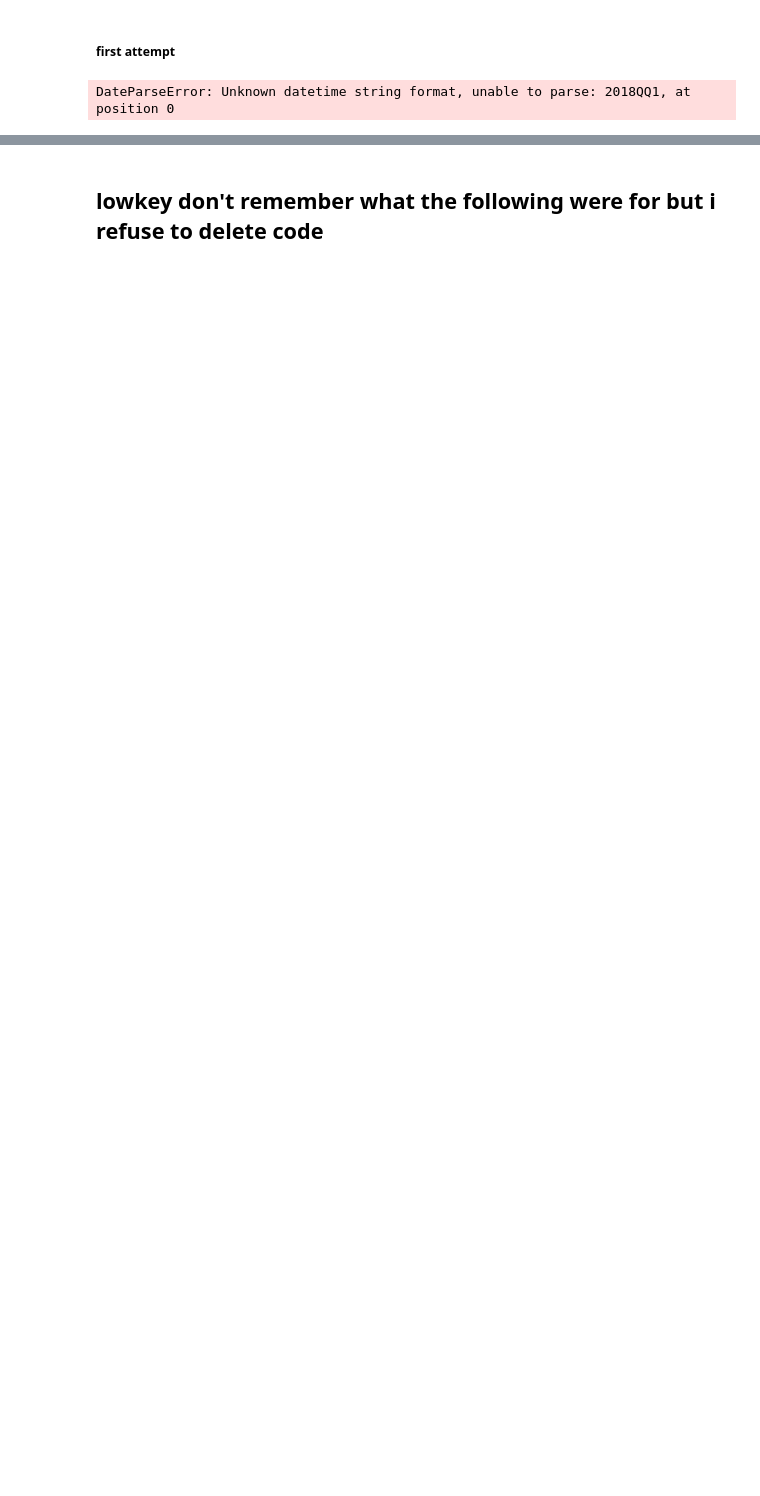
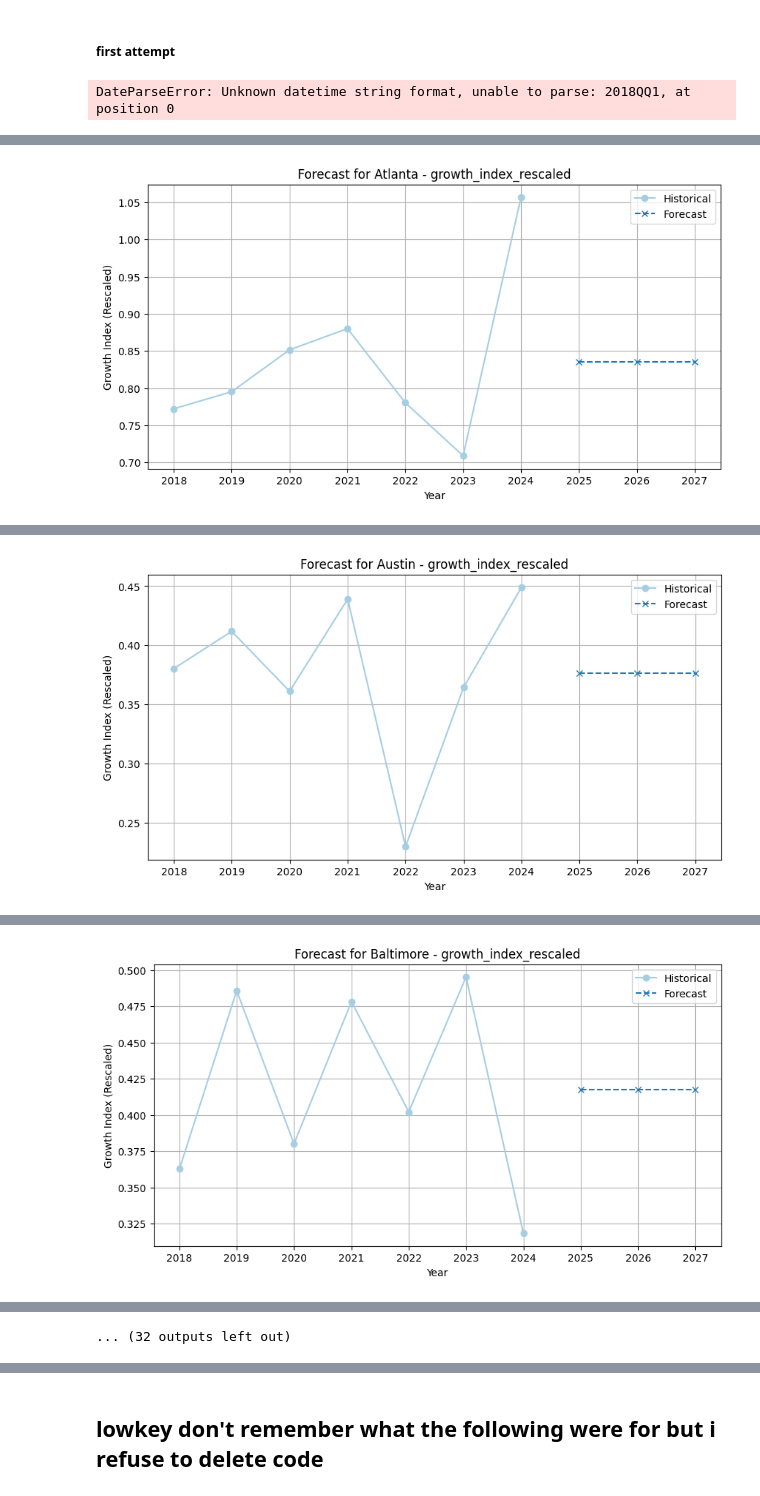
Before and after one commit to nks8566/DataFest-2025, a Jupyter notebook: secondary.ipynb, the cells around one changed output, grey strips where cells are left out. Drawn from its saved outputs; the diff is of its cells as text; code cells hidden in the pictures; blank space fills up the shorter version.

```diff
--- a/secondary.ipynb
+++ b/secondary.ipynb
@@ -745,0 +1204,76 @@ forecast_combined.to_csv('forecasted_internal_class_rent.csv')
+# %%
+import pandas as pd
+from statsmodels.tsa.arima.model import ARIMA
+import matplotlib.pyplot as plt
+
+# Replace this with your actual DataFrame
+df = df_tech.copy()
+forecast_data = []
+forecast_years = 3
+
+# Ensure year is an integer
+df['year'] = df['year'].astype(int)
+
+# Loop through each market
+for market, group_df in df.groupby('market'):
+    print(f"\n🔍 Processing: Market = {market}")
+
+    # Aggregate to one value per year if necessary (mean is a safe default)
+    ts = group_df.groupby('year')['growth_index_rescaled'].mean()
+
+    # Build complete annual index from min to max year
+    all_years = pd.RangeIndex(start=ts.index.min(), stop=ts.index.max() + 1)
+    ts = ts.reindex(all_years)
+
+    # Impute missing values
+    ts = ts.ffill().bfill()
+
+    # Convert to time series with datetime index
+    ts.index = pd.to_datetime(ts.index.astype(str), format='%Y')
+    ts = ts.asfreq('AS')  # Annual Start
+
+    try:
+        # Fit ARIMA model (non-seasonal)
+        model = ARIMA(ts, order=(0, 0, 0))
+        model_fit = model.fit()
+
+        # Summary for diagnostics
+        print(model_fit.summary())
+
+        # Forecast next n years
+        forecast = model_fit.forecast(steps=forecast_years)
+        future_dates = pd.date_range(start=ts.index[-1] + pd.offsets.YearBegin(),
+                                     periods=forecast_years, freq='AS')
+
+        # Store forecast
+        forecast_df = pd.DataFrame({
+            'date': future_dates,
+            'forecast': forecast,
+            'market': market
+        })
+
+        forecast_data.append(forecast_df)
+
+        # Optional: Plot
+        plt.figure(figsize=(10, 5))
+        plt.plot(ts.index, ts, label='Historical', marker='o')
+        plt.plot(future_dates, forecast, label='Forecast', marker='x', linestyle='--')
+        plt.title(f"Forecast for {market} - growth_index_rescaled")
+        plt.xlabel('Year')
+        plt.ylabel('Growth Index (Rescaled)')
+        plt.legend()
+        plt.grid(True)
+        plt.show()
+
+    except Exception as e:
+        print(f"❌ Error with ARIMA for {market}: {e}. Skipping.")
+
+# Combine all forecasts
+if forecast_data:
+    forecast_results_df = pd.concat(forecast_data, ignore_index=True)
+    forecast_results_df.to_csv('tech_annual_growth_index_forecast.csv', index=False)
+    print("\n📈 Forecast Preview:")
+    print(forecast_results_df.head())
+else:
+    print("❌ No forecasts generated.")
+# %% [output]
@@ -745,0 +1297 @@ forecast_combined.to_csv('forecasted_internal_class_rent.csv')
+[figure, added]
@@ -745,0 +1315 @@ forecast_combined.to_csv('forecasted_internal_class_rent.csv')
+[figure, added]
@@ -745,0 +1333 @@ forecast_combined.to_csv('forecasted_internal_class_rent.csv')
+[figure, added]
@@ -745,0 +1388 @@ forecast_combined.to_csv('forecasted_internal_class_rent.csv')
+... (32 outputs left out)
```
Also changed, not shown: parts of 21 cells of this notebook, 3 other files.
